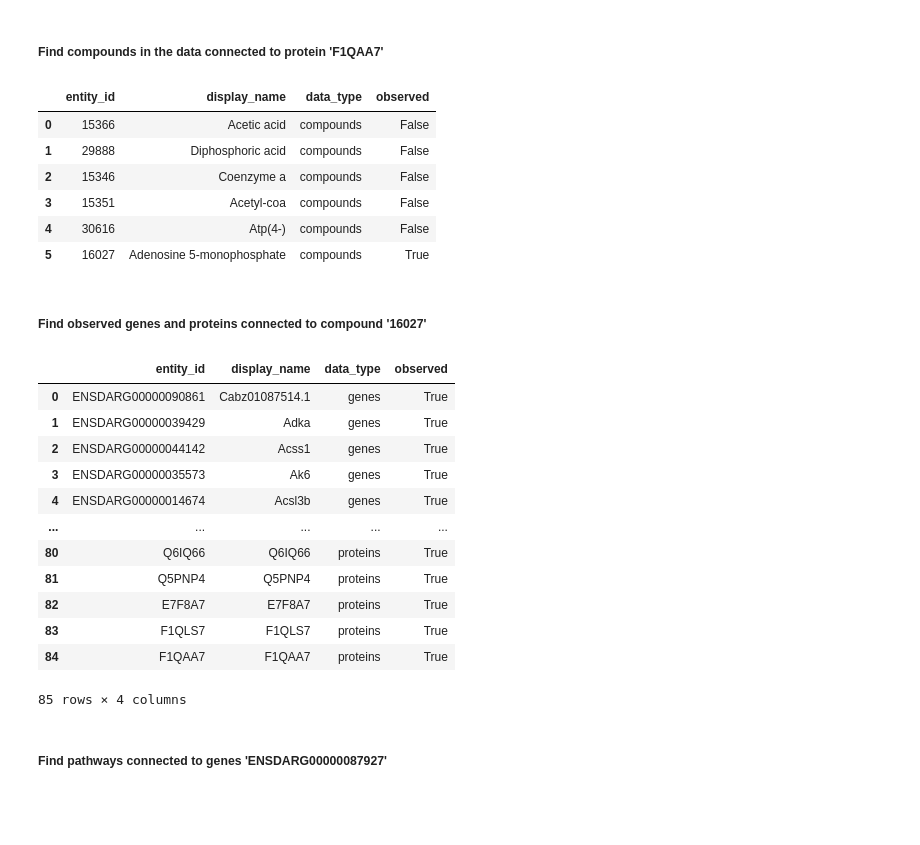
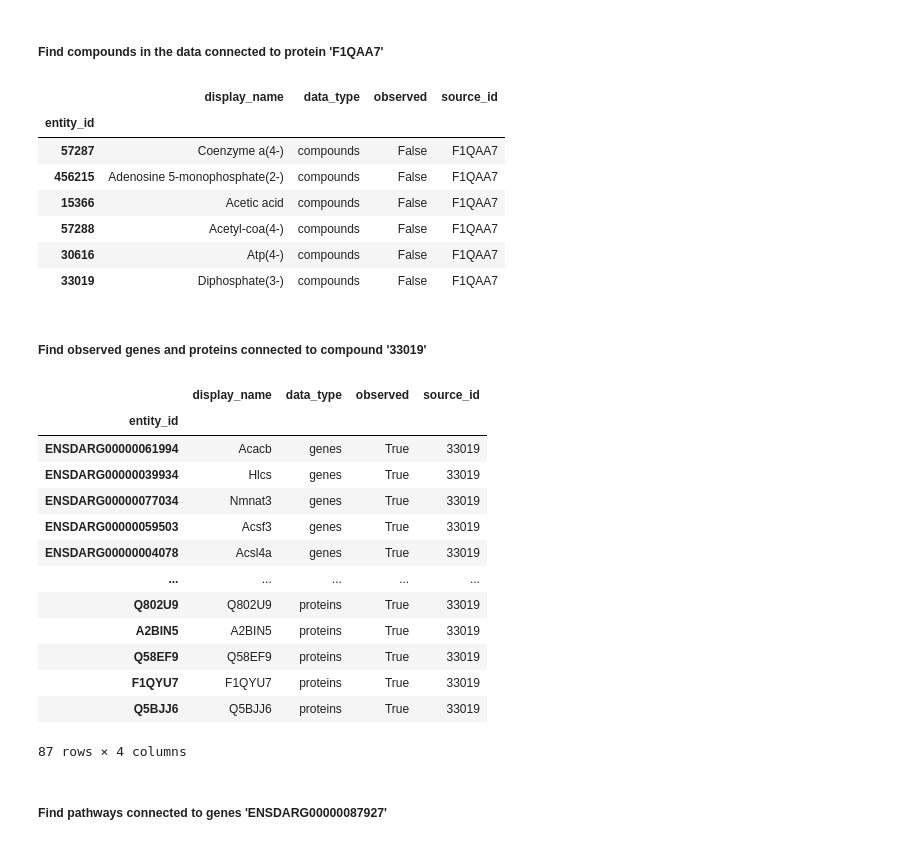
Before and after one commit to glasgowcompbio/pyMultiOmics, a Jupyter notebook: notebooks/mapping_zebrafish.ipynb, the cells around one changed output. Cells and saved outputs as stored; diff of their text form; code cells hidden in the pictures; blank space fills up the shorter version.

```diff
--- a/notebooks/mapping_zebrafish.ipynb
+++ b/notebooks/mapping_zebrafish.ipynb
@@ -136,0 +152,3 @@ set_log_level_info()
+# %%
+compound_data = SingleOmicsData(COMPOUNDS, compound_data, compound_design)
+compound_data
@@ -136,0 +157,7 @@ set_log_level_info()
+# %%
+publication = 'Rabinowitz, Jeremy S., et al. "Transcriptomic, proteomic, and metabolomic landscape of positional memory in the caudal fin of zebrafish." Proceedings of the National Academy of Sciences 114.5 (2017): E717-E726.'
+url = 'https://www.pnas.org/content/114/5/E717.short'
+# %%
+mo = MultiOmicsData(publication=publication, url=url)
+mo.add_data([transcript_data, protein_data, compound_data])
+mo
@@ -142,9 +177,6 @@ The mapping object uses Reactome to map the different biological entities in the
 - Proteins and compounds are connected to reactions they're involved in
 - Reactions are connected to pathways
 # %%
-m = Mapper(DANIO_RERIO, metabolic_pathway_only=True) \
-        .set_gene(gene_data, gene_design) \
-        .set_protein(protein_data, protein_design) \
-        .set_compound(compound_data, compound_design) \
-        .build()
+m = Mapper(mo, DANIO_RERIO, metabolic_pathway_only=True)
+m.build()
 # %% [output]
@@ -226,35 +266,37 @@ m.get_connected(query_id)
 ##### Find compounds in the data connected to protein 'F1QAA7'
 # %%
 query_id = 'F1QAA7'
-m.get_connected(query_id, dest_type=METABOLOMICS)
+m.get_connected(query_id, dest_type=COMPOUNDS)
 # %% [output]
-|  | entity_id | display_name | data_type | observed |
-| 0 | 15366 | Acetic acid | compounds | False |
-| 1 | 29888 | Diphosphoric acid | compounds | False |
-| 2 | 15346 | Coenzyme a | compounds | False |
-| 3 | 15351 | Acetyl-coa | compounds | False |
-| 4 | 30616 | Atp(4-) | compounds | False |
-| 5 | 16027 | Adenosine 5-monophosphate | compounds | True |
+|  | display_name | data_type | observed | source_id |
+| entity_id |  |  |  |  |
+| 57287 | Coenzyme a(4-) | compounds | False | F1QAA7 |
+| 456215 | Adenosine 5-monophosphate(2-) | compounds | False | F1QAA7 |
+| 15366 | Acetic acid | compounds | False | F1QAA7 |
+| 57288 | Acetyl-coa(4-) | compounds | False | F1QAA7 |
+| 30616 | Atp(4-) | compounds | False | F1QAA7 |
+| 33019 | Diphosphate(3-) | compounds | False | F1QAA7 |
 # %% [markdown]
-##### Find observed genes and proteins connected to compound '16027'
+##### Find observed genes and proteins connected to compound '33019'
 # %%
-query_id = '16027'
+query_id = '33019'
 genes = m.get_connected(query_id, dest_type=[GENES, PROTEINS], observed=True)
 genes
 # %% [output]
-|  | entity_id | display_name | data_type | observed |
-| 0 | ENSDARG00000090861 | Cabz01087514.1 | genes | True |
-| 1 | ENSDARG00000039429 | Adka | genes | True |
-| 2 | ENSDARG00000044142 | Acss1 | genes | True |
-| 3 | ENSDARG00000035573 | Ak6 | genes | True |
-| 4 | ENSDARG00000014674 | Acsl3b | genes | True |
+|  | display_name | data_type | observed | source_id |
+| entity_id |  |  |  |  |
+| ENSDARG00000061994 | Acacb | genes | True | 33019 |
+| ENSDARG00000039934 | Hlcs | genes | True | 33019 |
+| ENSDARG00000077034 | Nmnat3 | genes | True | 33019 |
+| ENSDARG00000059503 | Acsf3 | genes | True | 33019 |
+| ENSDARG00000004078 | Acsl4a | genes | True | 33019 |
 | ... | ... | ... | ... | ... |
-| 80 | Q6IQ66 | Q6IQ66 | proteins | True |
-| 81 | Q5PNP4 | Q5PNP4 | proteins | True |
-| 82 | E7F8A7 | E7F8A7 | proteins | True |
-| 83 | F1QLS7 | F1QLS7 | proteins | True |
-| 84 | F1QAA7 | F1QAA7 | proteins | True |
+| Q802U9 | Q802U9 | proteins | True | 33019 |
+| A2BIN5 | A2BIN5 | proteins | True | 33019 |
+| Q58EF9 | Q58EF9 | proteins | True | 33019 |
+| F1QYU7 | F1QYU7 | proteins | True | 33019 |
+| Q5BJJ6 | Q5BJJ6 | proteins | True | 33019 |
-85 rows × 4 columns
+87 rows × 4 columns
 # %% [markdown]
 ##### Find pathways connected to genes 'ENSDARG00000087927'
 # %%
```
Also changed, not shown: parts of 13 cells of this notebook, 1 other file.
